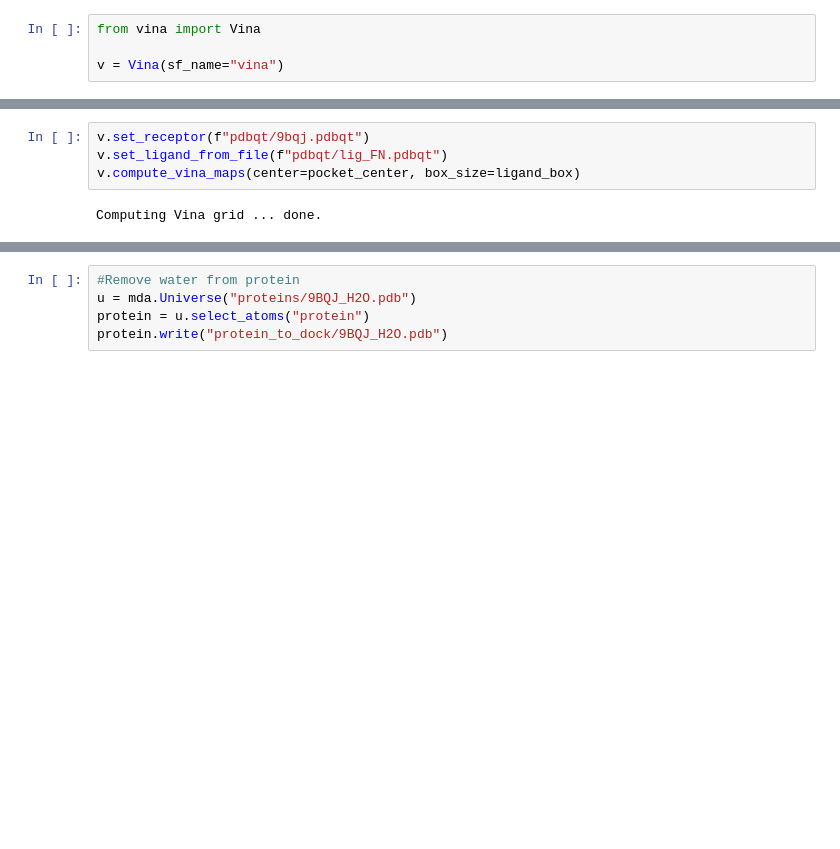
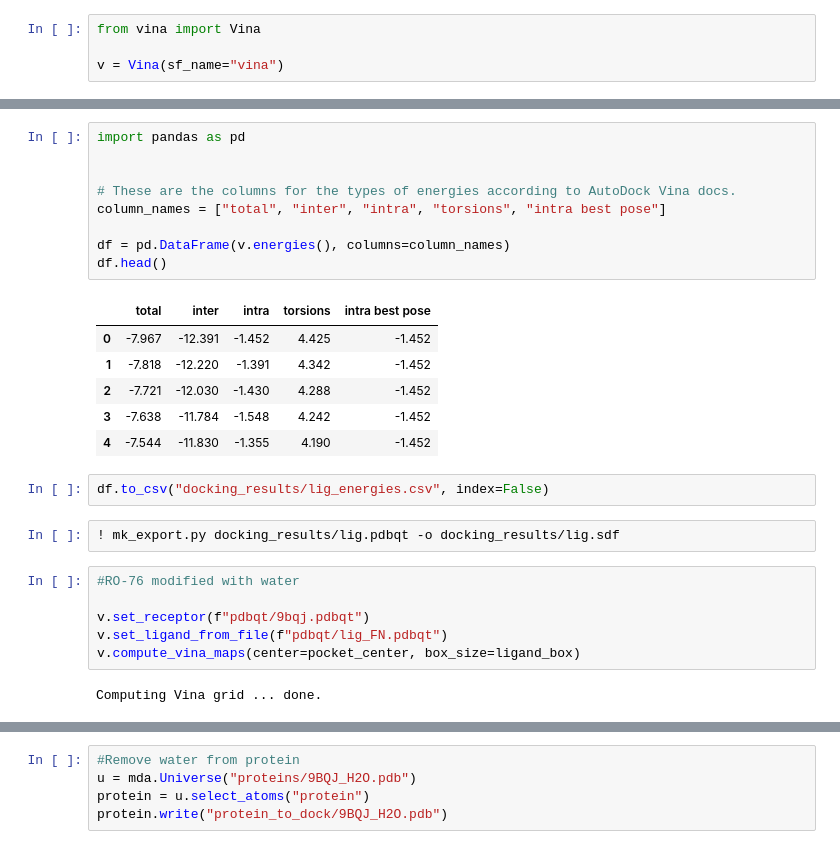
Before and after one commit to forensChemister/Docking, a Jupyter notebook: Docking_fent.ipynb, the cells around one changed output, grey strips where cells are left out. Cells and saved outputs as stored; diff of their text form; blank space fills up the shorter version.

Commit message:
add results docking visual in sdf format

```diff
--- a/Docking_fent.ipynb
+++ b/Docking_fent.ipynb
@@ -182,4 +196,26 @@ WARNING: At low exhaustiveness, it may be impossible to utilize all CPUs.
+# %%
+import pandas as pd
+
+
+# These are the columns for the types of energies according to AutoDock Vina docs.
+column_names = ["total", "inter", "intra", "torsions", "intra best pose"]
+
+df = pd.DataFrame(v.energies(), columns=column_names)
+df.head()
+# %% [output]
+|  | total | inter | intra | torsions | intra best pose |
+| 0 | -7.967 | -12.391 | -1.452 | 4.425 | -1.452 |
+| 1 | -7.818 | -12.220 | -1.391 | 4.342 | -1.452 |
+| 2 | -7.721 | -12.030 | -1.430 | 4.288 | -1.452 |
+| 3 | -7.638 | -11.784 | -1.548 | 4.242 | -1.452 |
+| 4 | -7.544 | -11.830 | -1.355 | 4.190 | -1.452 |
+# %%
+df.to_csv("docking_results/lig_energies.csv", index=False)
+# %%
+! mk_export.py docking_results/lig.pdbqt -o docking_results/lig.sdf
 # %%
+#RO-76 modified with water
+
 v.set_receptor(f"pdbqt/9bqj.pdbqt")
 v.set_ligand_from_file(f"pdbqt/lig_FN.pdbqt")
 v.compute_vina_maps(center=pocket_center, box_size=ligand_box)
```
Also changed, not shown: parts of 21 cells of this notebook, 14 other files.
